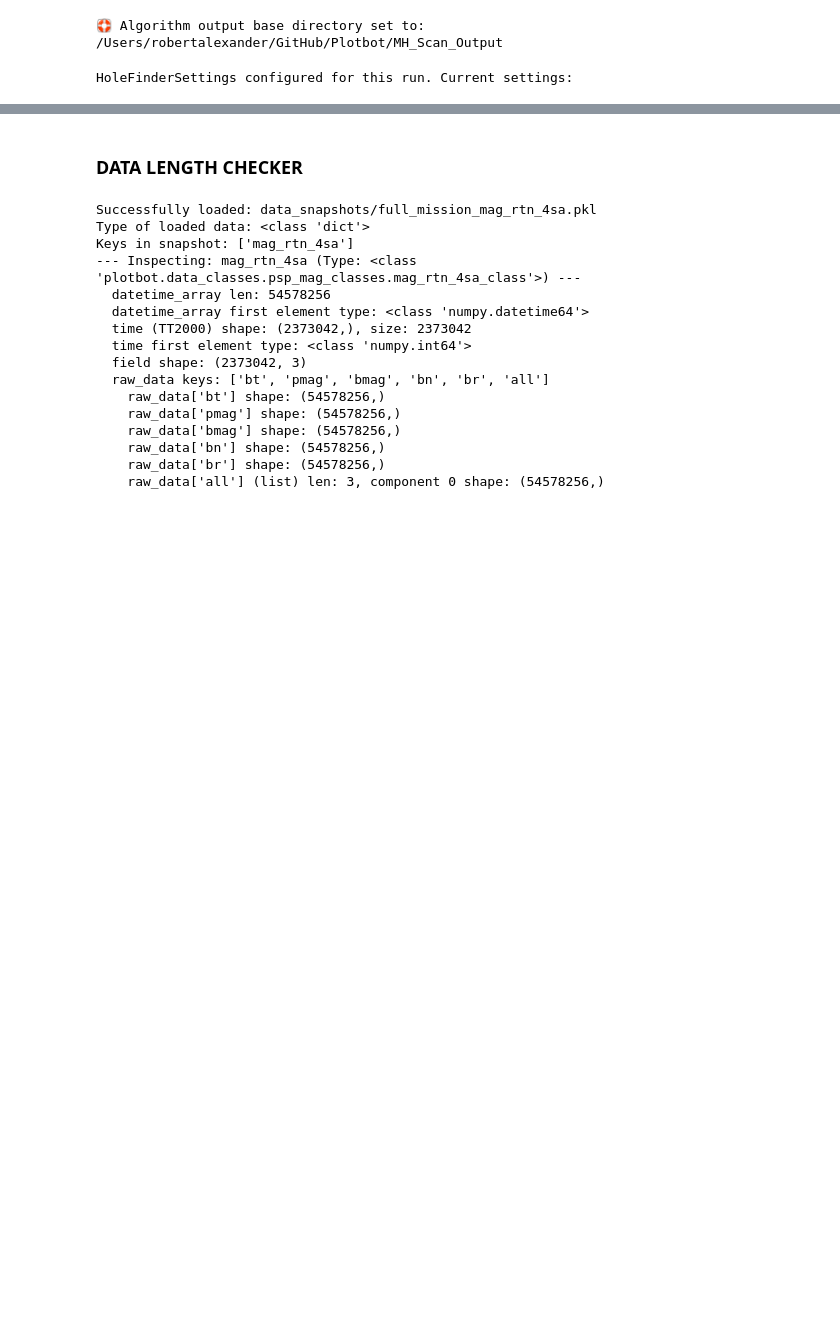
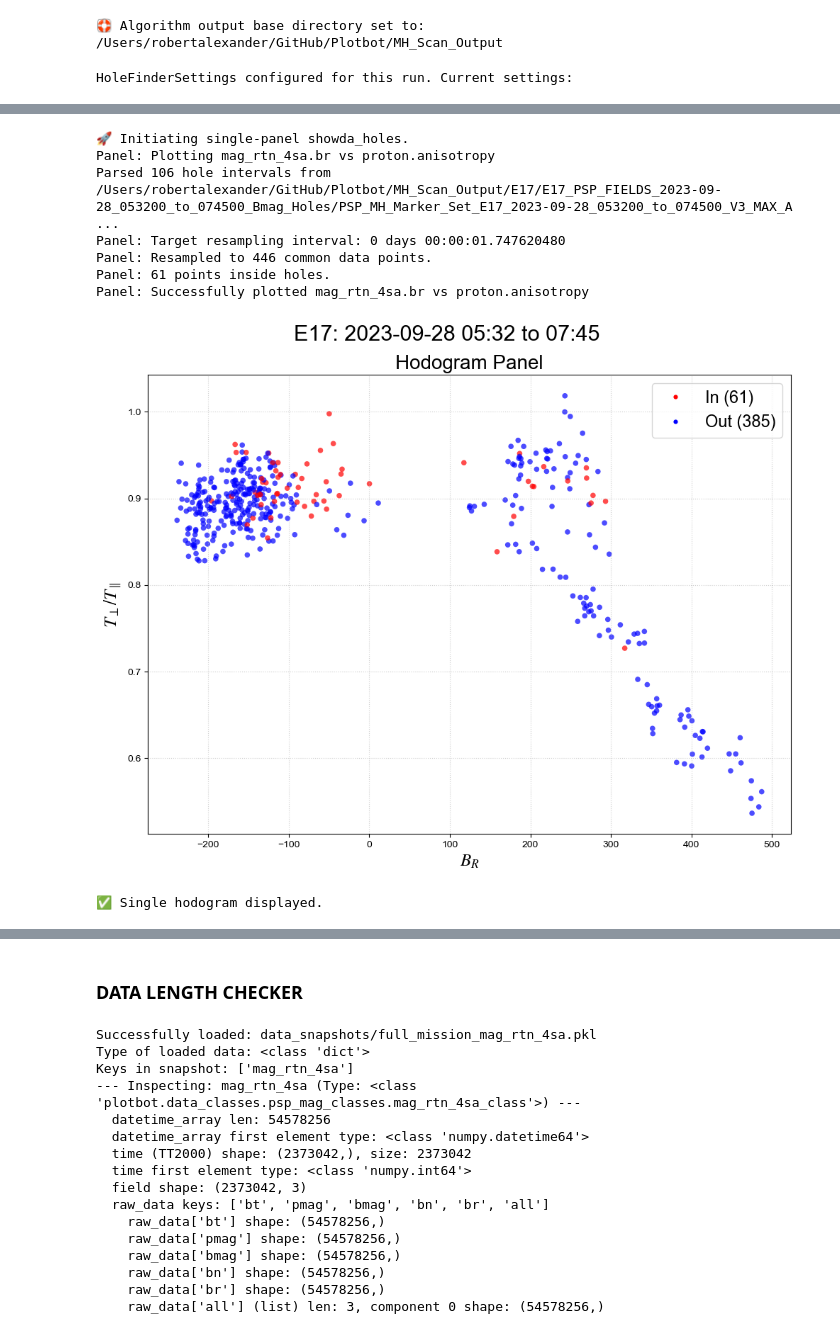
Before and after one commit to Sonified/Plotbot, a Jupyter notebook: Magnetic_Hole_Finder.ipynb, the cells around one changed output, grey strips where cells are left out. Saved outputs shown, nothing was run; the diff lists cells and outputs as text; code cells hidden in the pictures; blank space fills up the shorter version.

```diff
--- a/Magnetic_Hole_Finder.ipynb
+++ b/Magnetic_Hole_Finder.ipynb
@@ -283,0 +364,64 @@ Notebook: Snapshot process finished. See logs above. Path: data_snapshots/Magnet
+# %%
+from plotbot import showda_holes
+from plotbot import mag_rtn_4sa, proton # Or other data modules you need
+from plotbot import print_manager as pm
+
+# Define your time range
+trange_E9 = ['2021-08-10 00:00:00', '2021-08-10 02:00:00']
+trange_E10 = ['2021-11-22 00:30:00', '2021-11-22 03:30:00']
+trange_E11 = ['2022-02-25 12:00:00', '2022-02-25 13:00:00']
+trange_E15_1 = ['2023-03-16 02:15:00', '2023-03-16 02:30:00']
+trange_E15_2 = ['2023-03-17 20:30:00', '2023-03-17 21:45:00']
+trange_E17 = ['2023-09-28 06:32:00', '2023-09-28 06:45:00']
+trange_E17_w = ['2023-09-28 05:32:00', '2023-09-28 07:45:00']
+
+# trange = trange_E9
+# trange = trange_E10
+# trange = trange_E11
+# trange = trange_E15_1
+# trange = trange_E15_2
+# trange = trange_E17
+trange = trange_E17_w
+
+#proton temp anisotropy, proton pressure, etc
+
+mh_marker_file_path = "/Users/robertalexander/GitHub/Plotbot/MH_Scan_Output/E17/E17_PSP_FIELDS_2023-09-28_053200_to_074500_Bmag_Holes/PSP_MH_Marker_Set_E17_2023-09-28_053200_to_074500_V3_MAX_AND_MIN.txt"
+
+pm.show_debug = False
+
+# Call showdahodo with the time range and two variable objects
+fig, ax = showda_holes(
+    # --- Required Arguments ---
+    trange,                    # Your defined time range list
+    mag_rtn_4sa.br,            # Your X-axis data request
+    # proton.anisotropy,         # Your Y-axis data request
+    # proton.beta_pperp,         # Your Y-axis data request
+    proton.anisotropy,         # Your Y-axis data request
+    mh_marker_file_path,       # Your marker file path
+
+    # --- Optional Keyword Arguments (Defaults shown) ---
+    # title="Hodogram with Magnetic Holes", # Uncomment and change title string if desired
+    # x_label=None,                # Leave as None to use data label, or provide string e.g., "Br (nT)"
+    # y_label=None,                # Leave as None to use data label, or provide string e.g., "Proton Anisotropy"
+    # inside_color='red',        # Color for points inside holes
+    # outside_color='blue',      # Color for points outside holes
+    inside_size=30,            # Marker size for points inside holes
+    outside_size=30,           # Marker size for points outside holes
+    # alpha=0.7,                 # Marker transparency (0.0 to 1.0)
+    # figsize=(10, 8),           # Figure size (width, height) in inches
+    base_fontsize=18           # Base font size for text elements
+)
+
+
+# Example using mag_rtn_4sa data components:
+# fig, ax = showdahodo(trange, mag_rtn_4sa.br, mag_rtn_4sa.
+# %% [output]
+🚀 Initiating single-panel showda_holes.
+Panel: Plotting mag_rtn_4sa.br vs proton.anisotropy
+Parsed 106 hole intervals from /Users/robertalexander/GitHub/Plotbot/MH_Scan_Output/E17/E17_PSP_FIELDS_2023-09-28_053200_to_074500_Bmag_Holes/PSP_MH_Marker_Set_E17_2023-09-28_053200_to_074500_V3_MAX_A ...
+Panel: Target resampling interval: 0 days 00:00:01.747620480
+Panel: Resampled to 446 common data points.
+Panel: 61 points inside holes.
+Panel: Successfully plotted mag_rtn_4sa.br vs proton.anisotropy
+[figure, added]
+✅ Single hodogram displayed.
```
Also changed, not shown: parts of 10 cells of this notebook, 34 other files.
